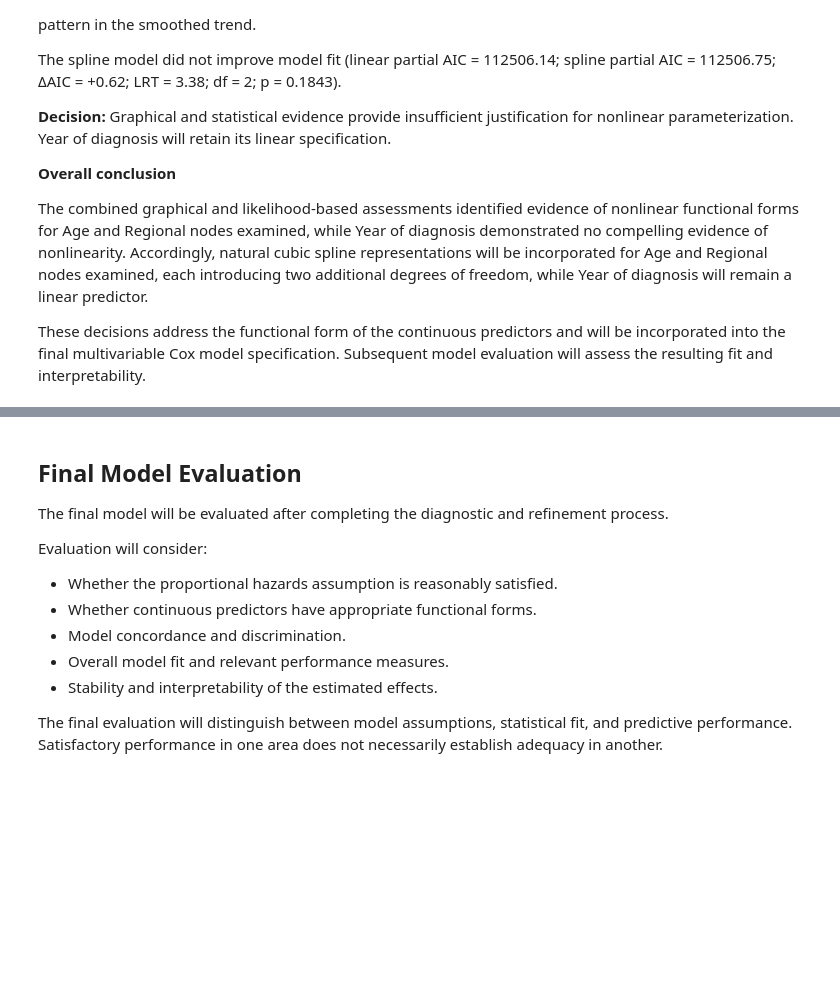
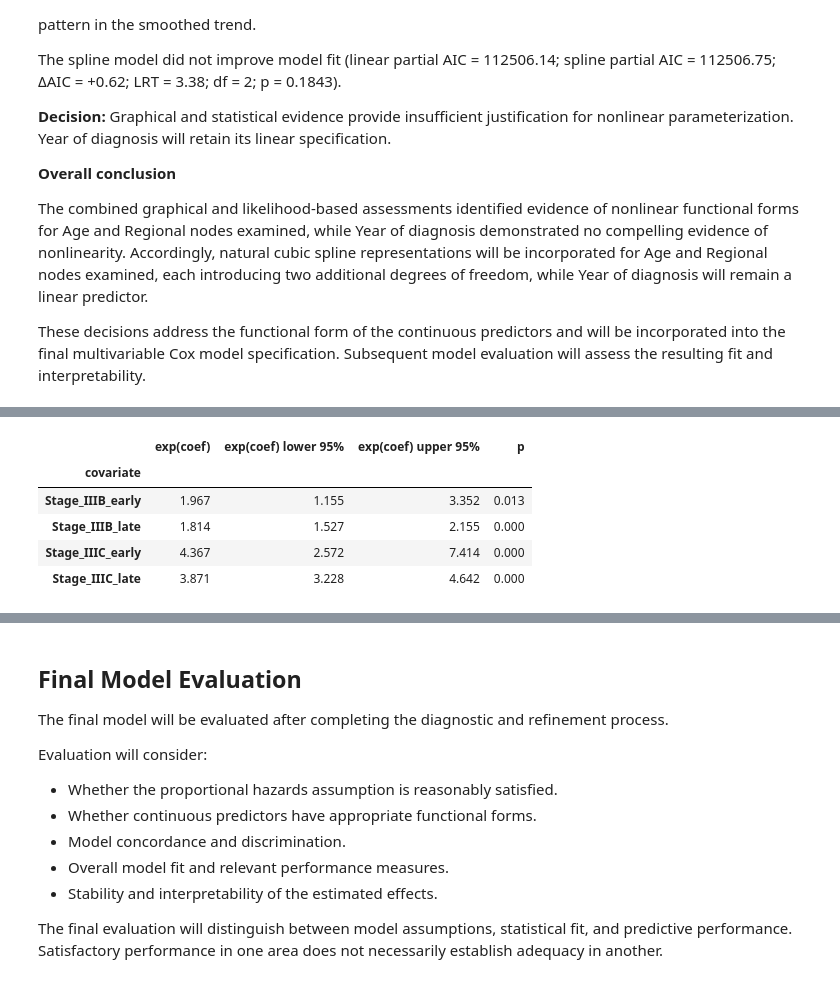
Before and after one commit to williamervin7/oncology-survival-simulation, a Jupyter notebook: notebooks/cox_model.ipynb, the cells around one changed output, grey strips where cells are left out. Drawn from its saved outputs; the diff is of its cells as text; code cells hidden in the pictures; blank space fills up the shorter version.

Commit message:
feat: refine model diagnostics and implement piecewise analysis for Stage IIIB and IIIC

```diff
--- a/notebooks/cox_model.ipynb
+++ b/notebooks/cox_model.ipynb
@@ -499,0 +500,67 @@ All meaningful changes to the model specification will be documented.
+# %%
+# Piecewise (early vs. late) hazard ratios for Stage covariates.
+# The 12-month cutpoint is an analyst-selected value motivated by
+# the Schoenfeld residual plots, not an empirically established threshold.
+
+CUTPOINT_MONTHS = 12
+TIME_DEPENDENT = ["Stage_IIIB", "Stage_IIIC"]
+
+
+def split_at_cutpoint(data, cutpoint, duration_col="Time", event_col="Event"):
+    """Split follow-up into (0, cutpoint] and (cutpoint, T]."""
+    d = data.reset_index(drop=True).copy()
+    d["_id"] = np.arange(len(d))
+
+    early = d.copy()
+    early["start"] = 0.0
+    early["stop"] = np.maximum(
+        np.minimum(early[duration_col], cutpoint),
+        1e-8
+    )
+    early[event_col] = np.where(
+        d[duration_col] <= cutpoint, d[event_col], 0
+    )
+    early["_late"] = 0
+
+    late = d[d[duration_col] > cutpoint].copy()
+    late["start"] = cutpoint
+    late["stop"] = late[duration_col]
+    late["_late"] = 1
+
+    out = pd.concat([early, late], ignore_index=True)
+    return out.drop(columns=[duration_col])
+
+
+split = split_at_cutpoint(cox_data, CUTPOINT_MONTHS)
+
+for cov in TIME_DEPENDENT:
+    split[f"{cov}_early"] = split[cov] * (1 - split["_late"])
+    split[f"{cov}_late"] = split[cov] * split["_late"]
+
+piecewise_data = split.drop(
+    columns=TIME_DEPENDENT + ["_late"]
+)
+
+cph_piecewise = CoxPHFitter()
+cph_piecewise.fit(
+    piecewise_data,
+    duration_col="stop",
+    event_col="Event",
+    entry_col="start",
+    cluster_col="_id",
+    robust=True,
+)
+
+piecewise_hr = cph_piecewise.summary.loc[
+    [f"{c}_{p}" for c in TIME_DEPENDENT for p in ("early", "late")],
+    ["exp(coef)", "exp(coef) lower 95%", "exp(coef) upper 95%", "p"],
+]
+
+display(piecewise_hr.round(3))
+# %% [output]
+|  | exp(coef) | exp(coef) lower 95% | exp(coef) upper 95% | p |
+| covariate |  |  |  |  |
+| Stage_IIIB_early | 1.967 | 1.155 | 3.352 | 0.013 |
+| Stage_IIIB_late | 1.814 | 1.527 | 2.155 | 0.000 |
+| Stage_IIIC_early | 4.367 | 2.572 | 7.414 | 0.000 |
+| Stage_IIIC_late | 3.871 | 3.228 | 4.642 | 0.000 |
```
Also changed, not shown: parts of 3 cells of this notebook.
